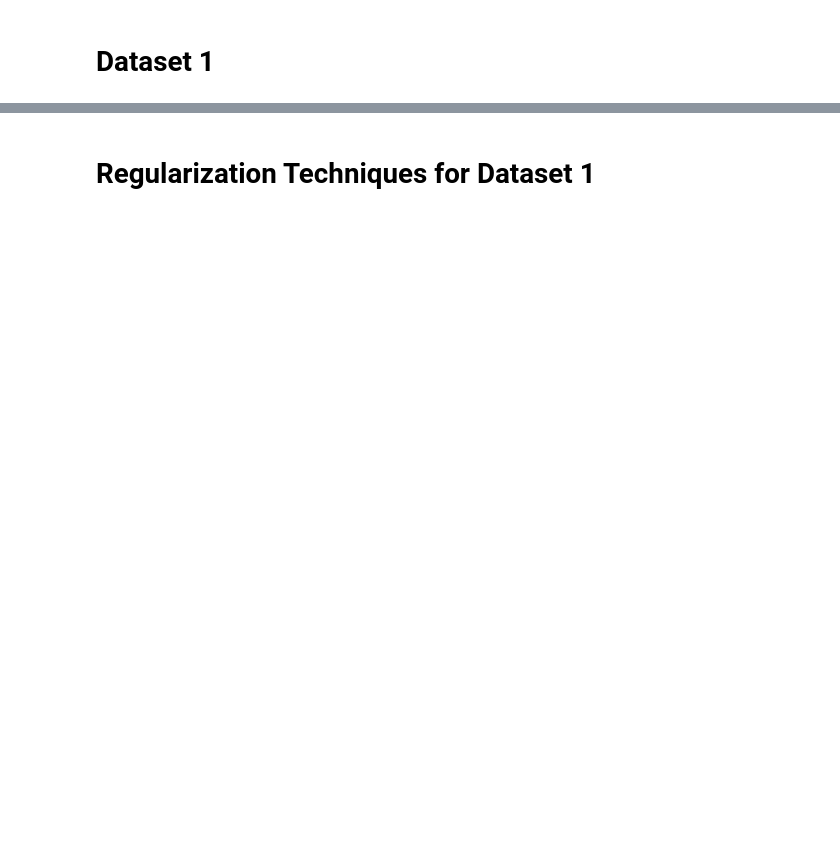
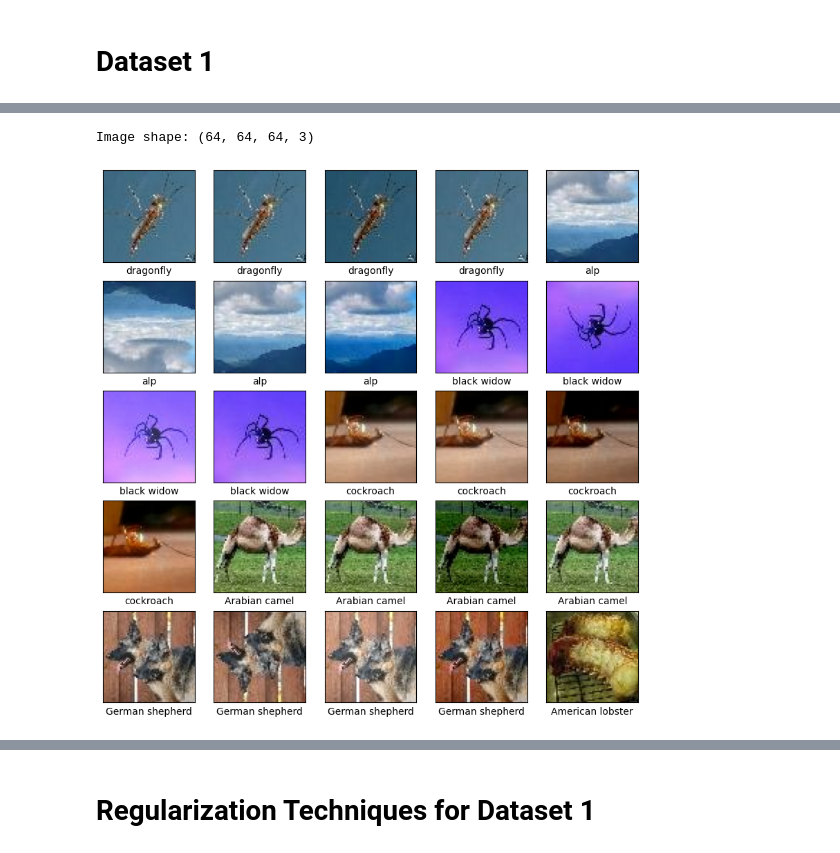
Before and after one commit to hrishikesh2708/CSCI567_Machine_Learning_Project, a Jupyter notebook: complex_regularization_CNN.ipynb, the cells around one changed output, grey strips where cells are left out. Drawn from its saved outputs; the diff is of its cells as text; code cells hidden in the pictures; blank space fills up the shorter version.

```diff
--- a/complex_regularization_CNN.ipynb
+++ b/complex_regularization_CNN.ipynb
@@ -717,0 +131,22 @@ plot_hist_all(model_output, model_output_l2, model_output_dropout, model_output_
+# %%
+# selecting limited classes out of 200 classes present in datasets
+
+limited_classes = [
+    "cockroach", "dragonfly", "scorpion", "koala", "black widow", "guinea pig", "alp", "Arabian camel",
+    "king penguin", "tailed frog", "German shepherd", "grasshopper", "Persian cat", "American lobster", "chimpanzee"
+]
+limited_classes_number = [0,1,2,3,4,5,6,7,8,9,10,11,12,13,14]
+
+train_drop_index = tiny_imagenet_train[~tiny_imagenet_train.label_name.isin(limited_classes)].index
+valid_drop_index = tiny_imagenet_valid[~tiny_imagenet_valid.label_name.isin(limited_classes)].index
+
+tiny_imagenet_valid.drop( valid_drop_index, inplace=True)
+tiny_imagenet_train.drop( train_drop_index, inplace=True)
+
+tiny_imagenet_train['label_number']=tiny_imagenet_train.apply(lambda row: limited_classes_number[limited_classes.index(row.label_name)], axis= 1)
+tiny_imagenet_train = tiny_imagenet_train.sample(frac=1).reset_index(drop=True)
+
+tiny_imagenet_valid['label_number']=tiny_imagenet_valid.apply(lambda row: limited_classes_number[limited_classes.index(row.label_name)], axis= 1)
+tiny_imagenet_valid = tiny_imagenet_valid.sample(frac=1).reset_index(drop=True)
+
+tiny_imagenet_train
@@ -717,0 +240,23 @@ plot_hist_all(model_output, model_output_l2, model_output_dropout, model_output_
+# %%
+# Take one element from the dataset
+sample = ds_augumented_train.take(1)
+
+plt.figure(figsize=(10,10))
+# Iterate through the dataset and print images and label
+for image, label in sample:
+    # print( label)
+    # Convert image tensor to NumPy array for visualization
+    image_np = image.numpy()
+    print("Image shape:", image_np.shape)
+    for i in range(25):
+        plt.subplot(5,5,i+1)
+        plt.xticks([])
+        plt.yticks([])
+        plt.grid(False)
+        plt.imshow(image_np[i])
+        plt.xlabel(limited_classes[np.argmax(label[i])])
+    plt.show()
+    break
+# %% [output]
+Image shape: (64, 64, 64, 3)
+[figure, added]
```
Also changed, not shown: parts of 49 cells of this notebook.
